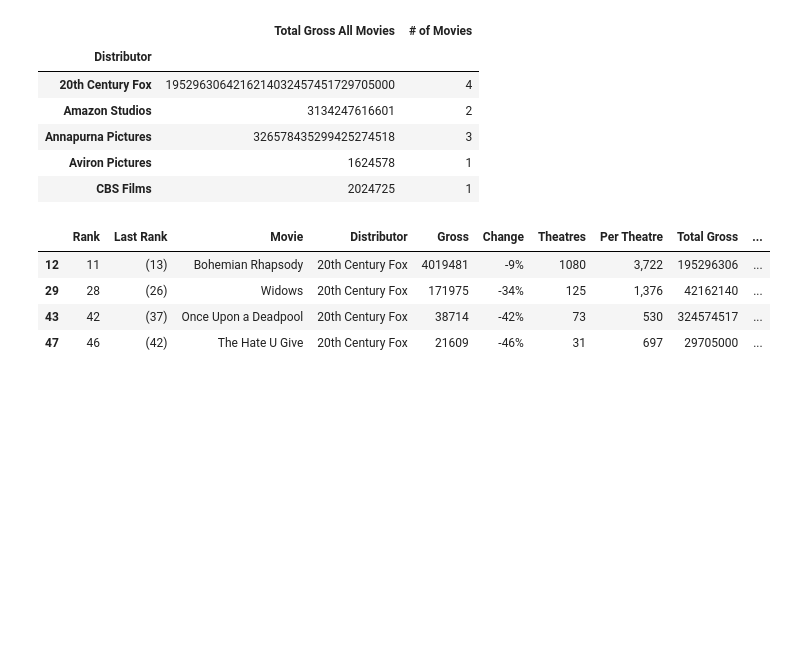
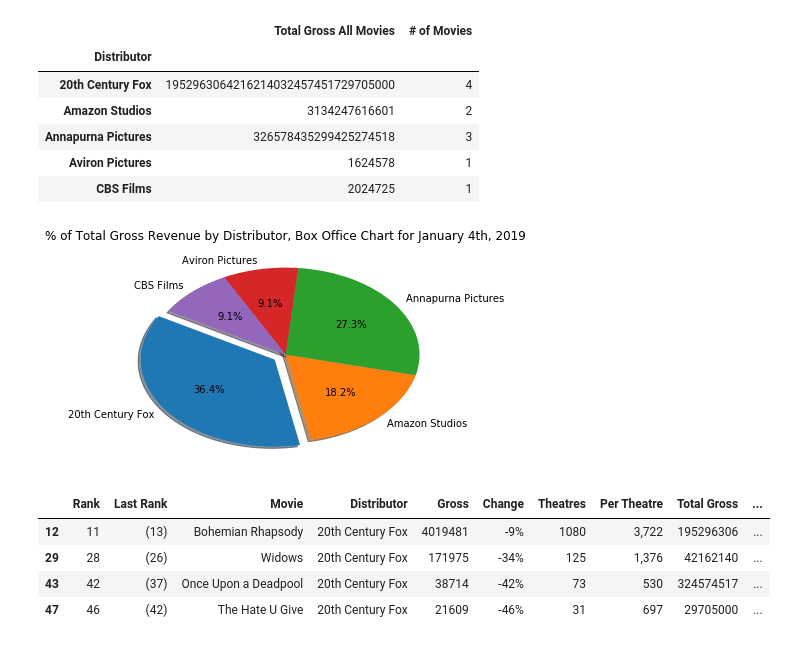
Before and after one commit to elsantonato/13-Project_2-Group_7, a Jupyter notebook: lisa_subfolder/The-Numbers_ETL_Lisa.ipynb, the cells around one changed output. Saved outputs shown, nothing was run; the diff lists cells and outputs as text; code cells hidden in the pictures; blank space fills up the shorter version.

```diff
--- a/lisa_subfolder/The-Numbers_ETL_Lisa.ipynb
+++ b/lisa_subfolder/The-Numbers_ETL_Lisa.ipynb
@@ -151,6 +161,21 @@ merged_df.head()
 | Annapurna Pictures | 326578435299425274518 | 3 |
 | Aviron Pictures | 1624578 | 1 |
 | CBS Films | 2024725 | 1 |
+# %%
+# Pie chart, where the slices will be ordered and plotted counter-clockwise
+labels = '20th Century Fox', 'Amazon Studios', 'Annapurna Pictures', 'Aviron Pictures', 'CBS Films'
+sizes = [4, 2, 3, 1, 1]
+explode = (0.1, 0, 0, 0, 0)  # only "explode" the 1st slice (i.e. '20th Century Fox')
+
+fig1, ax1 = plt.subplots()
+ax1.pie(sizes, labels=labels, autopct='%1.1f%%',
+        explode=explode, shadow=True, startangle=150)
+
+plt.title("% of Total Gross Revenue by Distributor, Box Office Chart for January 4th, 2019")
+
+plt.show()
+# %% [output]
+[figure, added]
 # %%
 twentieth_c_fox = new_df[new_df["Distributor"] == "20th Century Fox"]
 twentieth_c_fox
```
Also changed, not shown: parts of 15 cells of this notebook.
